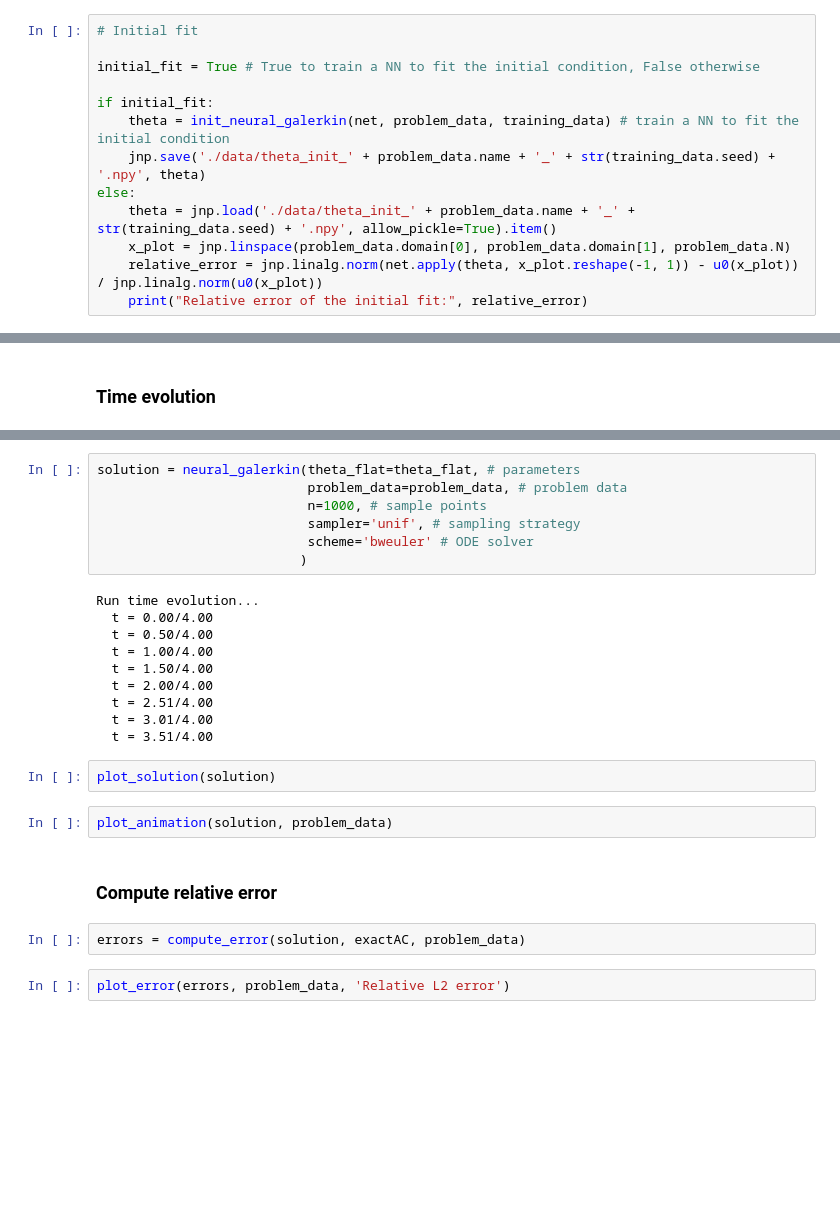
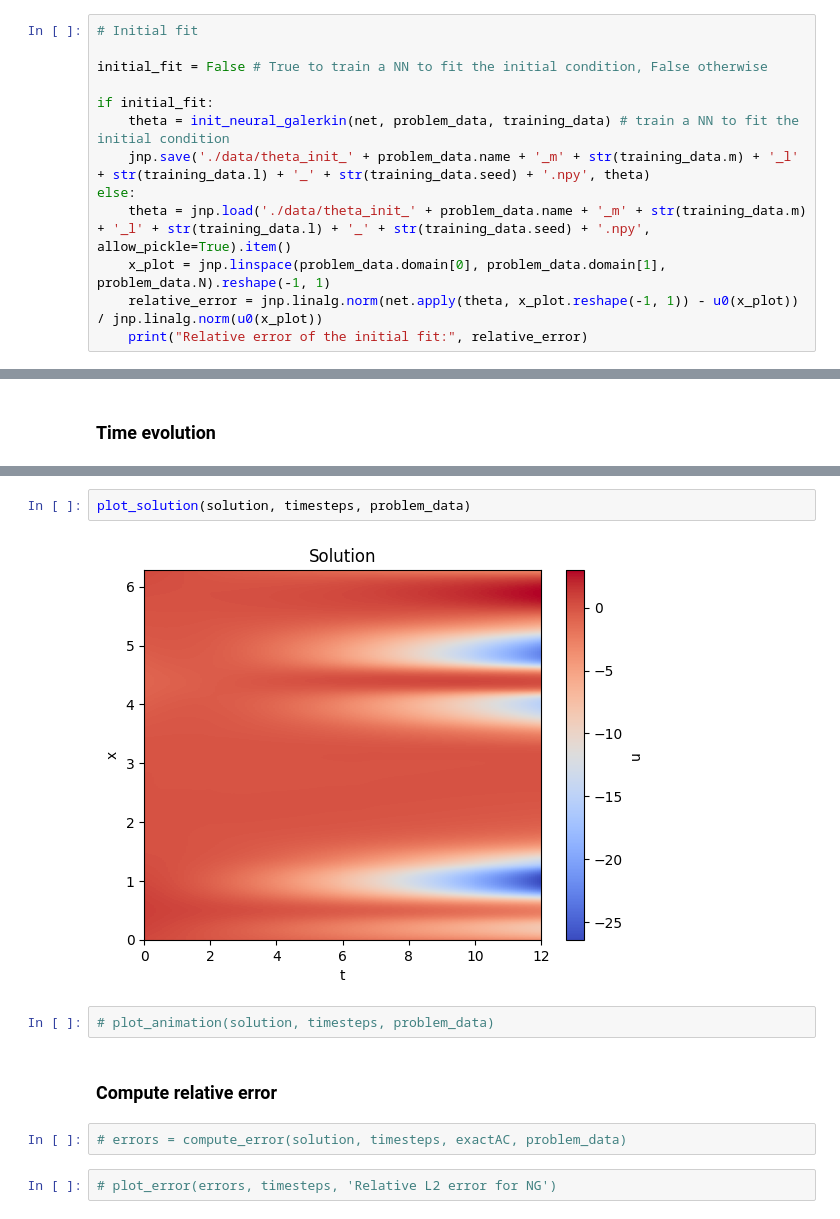
Before and after one commit to FraBet29/Neural_Galerkin, a Jupyter notebook: Allen-Cahn.ipynb, the cells around one changed output, grey strips where cells are left out. Saved outputs shown, nothing was run; the diff lists cells and outputs as text; blank space fills up the shorter version.

```diff
--- a/Allen-Cahn.ipynb
+++ b/Allen-Cahn.ipynb
@@ -82,14 +85,14 @@ DeepNetAC(
 # %%
 # Initial fit
 
-initial_fit = True # True to train a NN to fit the initial condition, False otherwise
+initial_fit = False # True to train a NN to fit the initial condition, False otherwise
 
 if initial_fit:
     theta = init_neural_galerkin(net, problem_data, training_data) # train a NN to fit the initial condition
-    jnp.save('./data/theta_init_' + problem_data.name + '_' + str(training_data.seed) + '.npy', theta)
+    jnp.save('./data/theta_init_' + problem_data.name + '_m' + str(training_data.m) + '_l' + str(training_data.l) + '_' + str(training_data.seed) + '.npy', theta)
 else:
-    theta = jnp.load('./data/theta_init_' + problem_data.name + '_' + str(training_data.seed) + '.npy', allow_pickle=True).item()
-    x_plot = jnp.linspace(problem_data.domain[0], problem_data.domain[1], problem_data.N)
+    theta = jnp.load('./data/theta_init_' + problem_data.name + '_m' + str(training_data.m) + '_l' + str(training_data.l) + '_' + str(training_data.seed) + '.npy', allow_pickle=True).item()
+    x_plot = jnp.linspace(problem_data.domain[0], problem_data.domain[1], problem_data.N).reshape(-1, 1)
     relative_error = jnp.linalg.norm(net.apply(theta, x_plot.reshape(-1, 1)) - u0(x_plot)) / jnp.linalg.norm(u0(x_plot))
     print("Relative error of the initial fit:", relative_error)
 # %% [output]
@@ -202,27 +132,12 @@ def neural_galerkin(theta_flat, problem_data, n, sampler, scheme):
-# %%
-solution = neural_galerkin(theta_flat=theta_flat, # parameters
-                           problem_data=problem_data, # problem data
-                           n=1000, # sample points
-                           sampler='unif', # sampling strategy
-                           scheme='bweuler' # ODE solver
-                          )
-# %% [output]
-Run time evolution...
-  t = 0.00/4.00
-  t = 0.50/4.00
-  t = 1.00/4.00
-  t = 1.50/4.00
-  t = 2.00/4.00
-  t = 2.51/4.00
-  t = 3.01/4.00
-  t = 3.51/4.00
 # %%
-plot_solution(solution)
+plot_solution(solution, timesteps, problem_data)
+# %% [output]
+[figure, added]
 # %%
-plot_animation(solution, problem_data)
+# plot_animation(solution, timesteps, problem_data)
 # %% [markdown]
 ### Compute relative error
 # %%
-errors = compute_error(solution, exactAC, problem_data)
+# errors = compute_error(solution, timesteps, exactAC, problem_data)
 # %%
-plot_error(errors, problem_data, 'Relative L2 error')
+# plot_error(errors, timesteps, 'Relative L2 error for NG')
```
Also changed, not shown: parts of 9 cells of this notebook, 7 other files.
